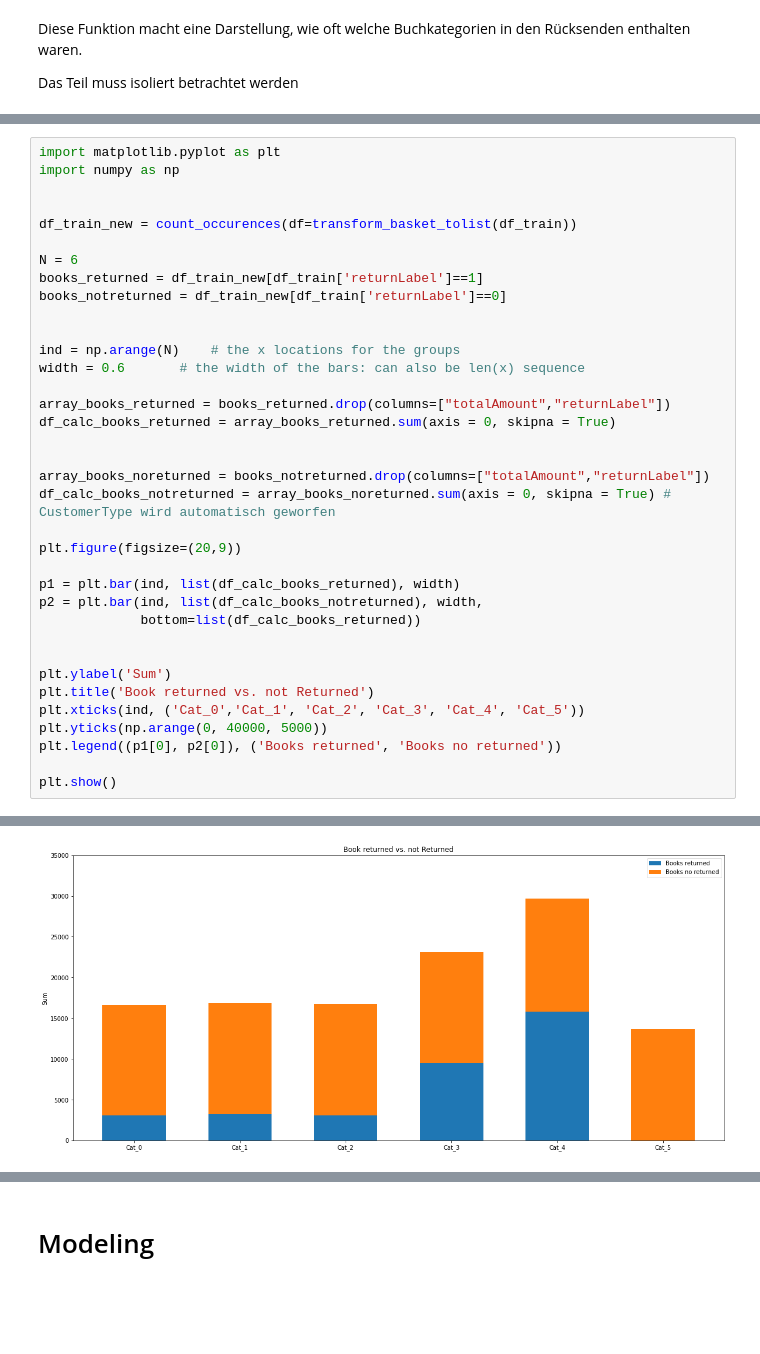
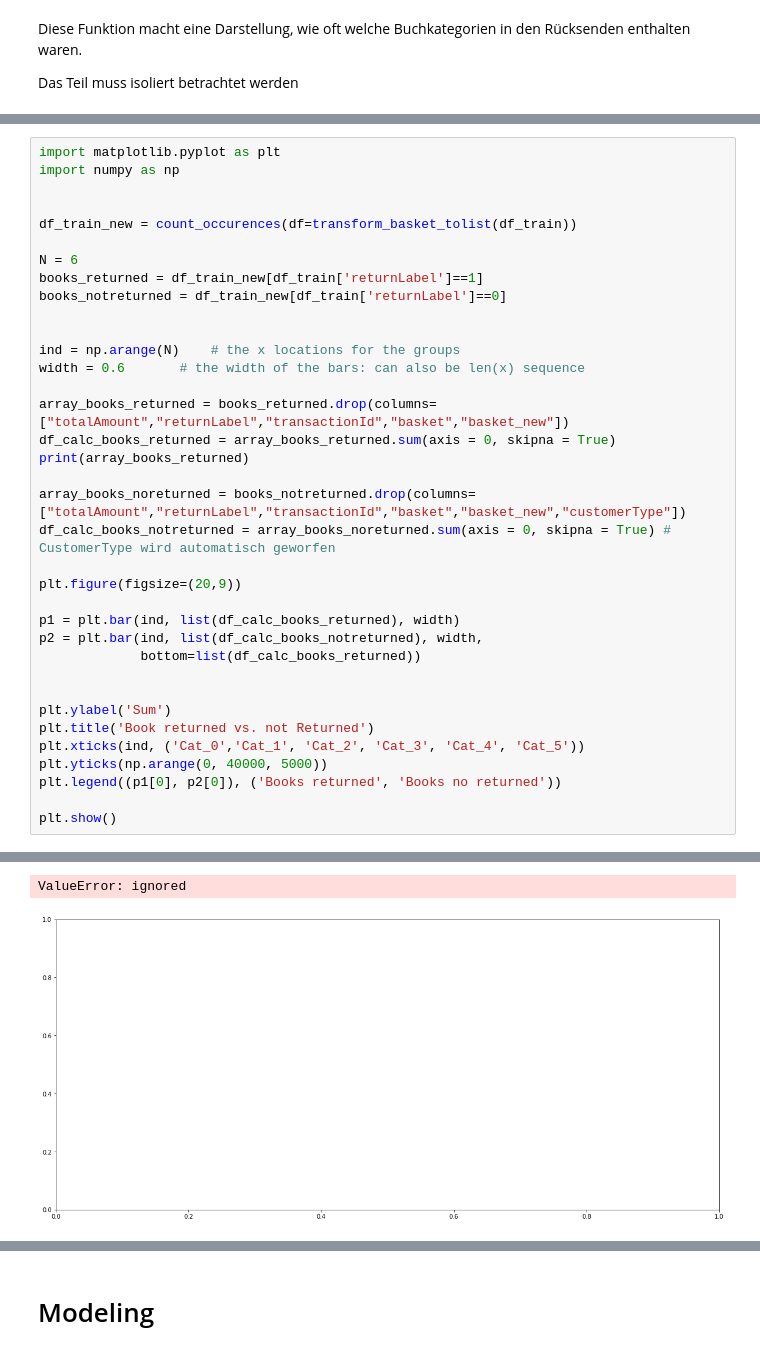
Before and after one commit to DanielDanger/mlBachelor, a Jupyter notebook: ML_Bachelor_Projektarbeit.ipynb, the cells around one changed output, grey strips where cells are left out. Drawn from its saved outputs; the diff is of its cells as text; blank space fills up the shorter version.

```diff
--- a/ML_Bachelor_Projektarbeit.ipynb
+++ b/ML_Bachelor_Projektarbeit.ipynb
@@ -294,11 +297,11 @@ books_notreturned = df_train_new[df_train['returnLabel']==0]
 ind = np.arange(N)    # the x locations for the groups
 width = 0.6       # the width of the bars: can also be len(x) sequence
 
-array_books_returned = books_returned.drop(columns=["totalAmount","returnLabel"])
+array_books_returned = books_returned.drop(columns=["totalAmount","returnLabel","transactionId","basket","basket_new"])
 df_calc_books_returned = array_books_returned.sum(axis = 0, skipna = True)
+print(array_books_returned)
 
-
-array_books_noreturned = books_notreturned.drop(columns=["totalAmount","returnLabel"])
+array_books_noreturned = books_notreturned.drop(columns=["totalAmount","returnLabel","transactionId","basket","basket_new","customerType"])
 df_calc_books_notreturned = array_books_noreturned.sum(axis = 0, skipna = True) # CustomerType wird automatisch geworfen
 
 plt.figure(figsize=(20,9))
@@ -319,4 +339,5 @@ plt.show()
+ValueError: ignored
-[figure, old version]
+[figure, new version]
 # %%
 import matplotlib.pyplot as plt
 import numpy as np
```
Also changed, not shown: parts of 38 cells of this notebook.
